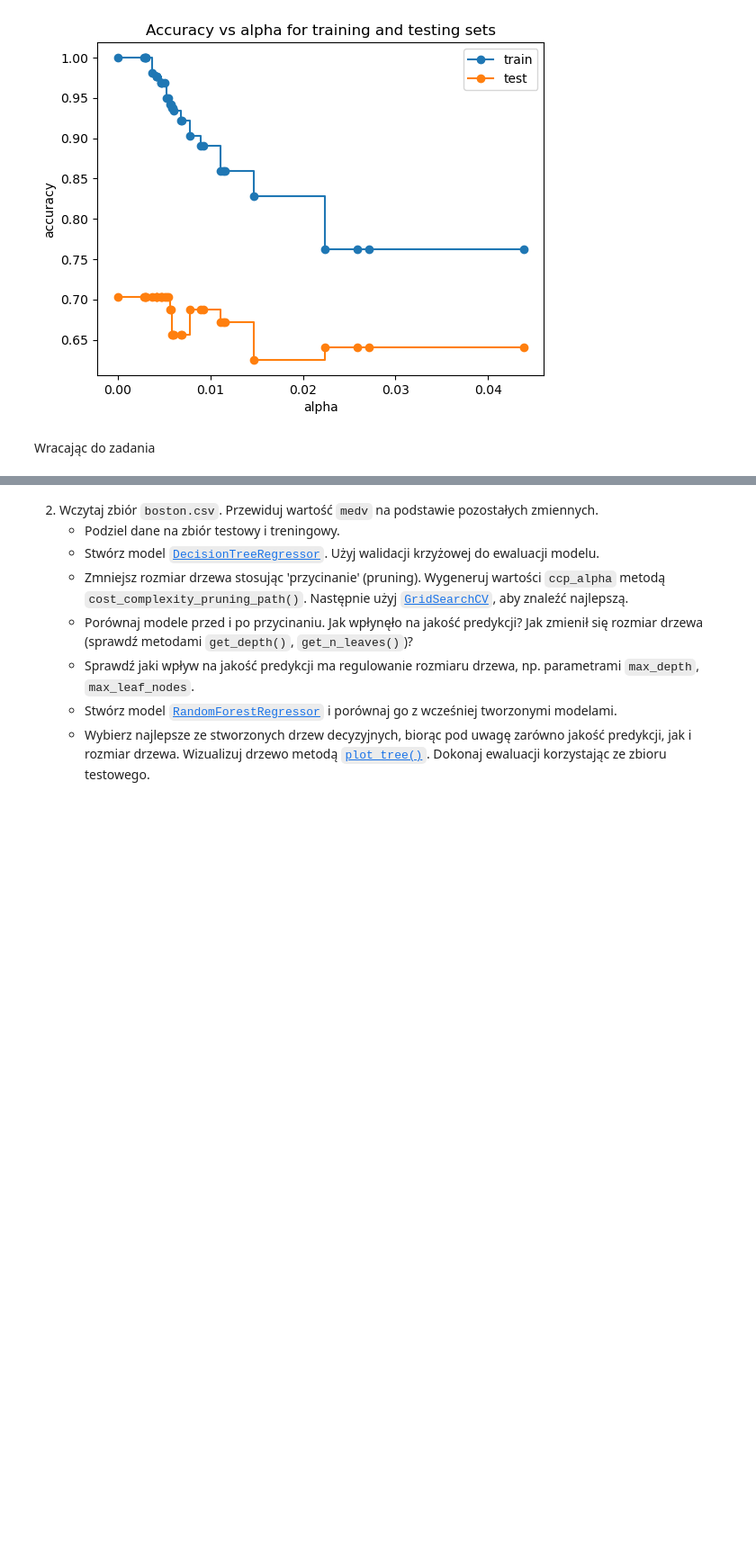
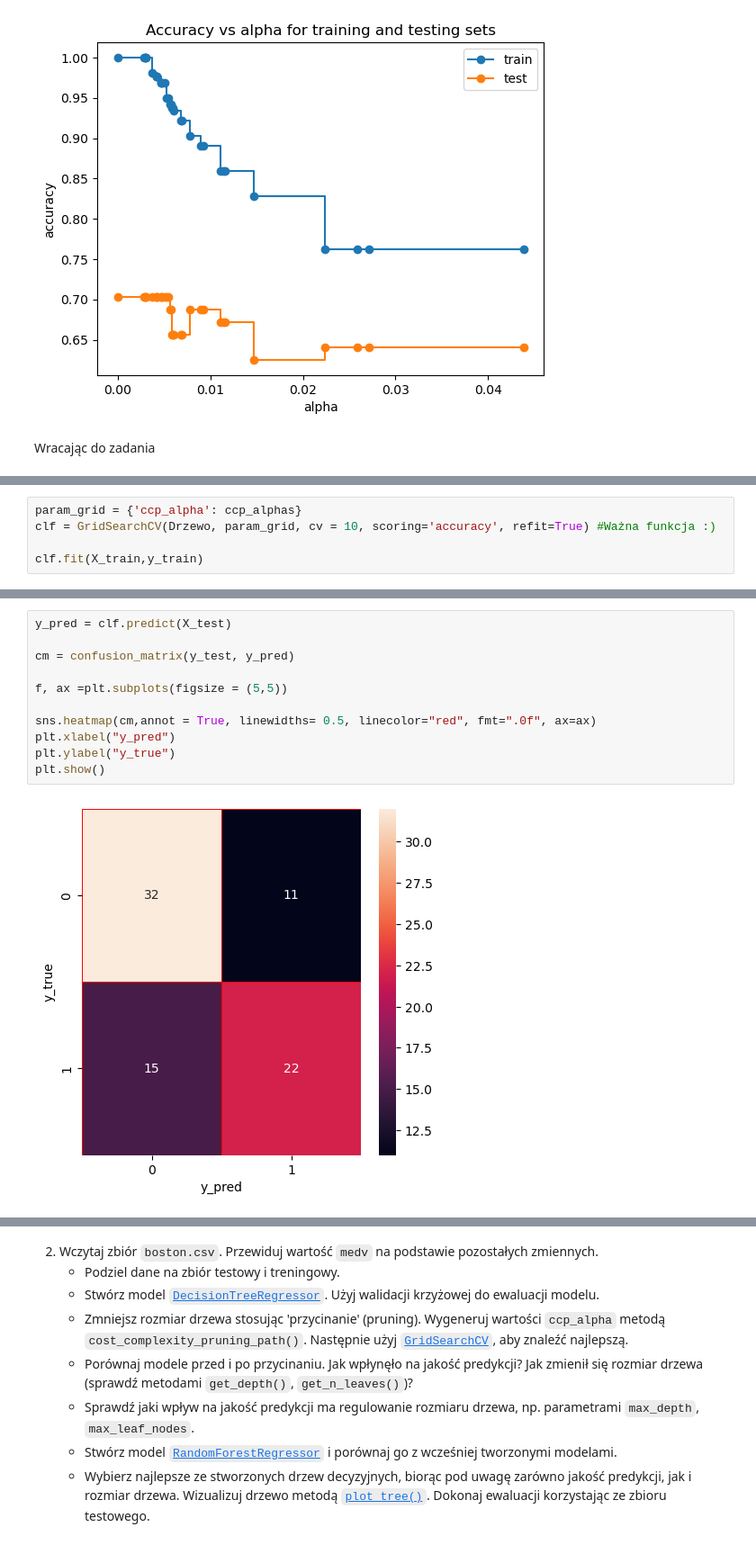
Before and after one commit to MichalBrodackiPJA/Eksploracja-i-Wizualizacja-Danych, a Jupyter notebook: Ćwiczenia 5/Lab - Drzewa.ipynb, the cells around one changed output, grey strips where cells are left out. Shown at 90% size. Cells and saved outputs as stored; diff of their text form; blank space fills up the shorter version.

```diff
--- a/Ćwiczenia 5/Lab - Drzewa.ipynb
+++ b/Ćwiczenia 5/Lab - Drzewa.ipynb
@@ -175,0 +176,5 @@ Właściwie to tu powinien być zbiór testowy i walidacyjny, dopiero wtedy moż
+# %%
+param_grid = {'ccp_alpha': ccp_alphas}
+clf = GridSearchCV(Drzewo, param_grid, cv = 10, scoring='accuracy', refit=True) #Ważna funkcja :)
+
+clf.fit(X_train,y_train)
@@ -175,0 +191,13 @@ Właściwie to tu powinien być zbiór testowy i walidacyjny, dopiero wtedy moż
+# %%
+y_pred = clf.predict(X_test)
+
+cm = confusion_matrix(y_test, y_pred)
+
+f, ax =plt.subplots(figsize = (5,5))
+
+sns.heatmap(cm,annot = True, linewidths= 0.5, linecolor="red", fmt=".0f", ax=ax)
+plt.xlabel("y_pred")
+plt.ylabel("y_true")
+plt.show()
+# %% [output]
+[figure, added]
```
Also changed, not shown: parts of 6 cells of this notebook.
